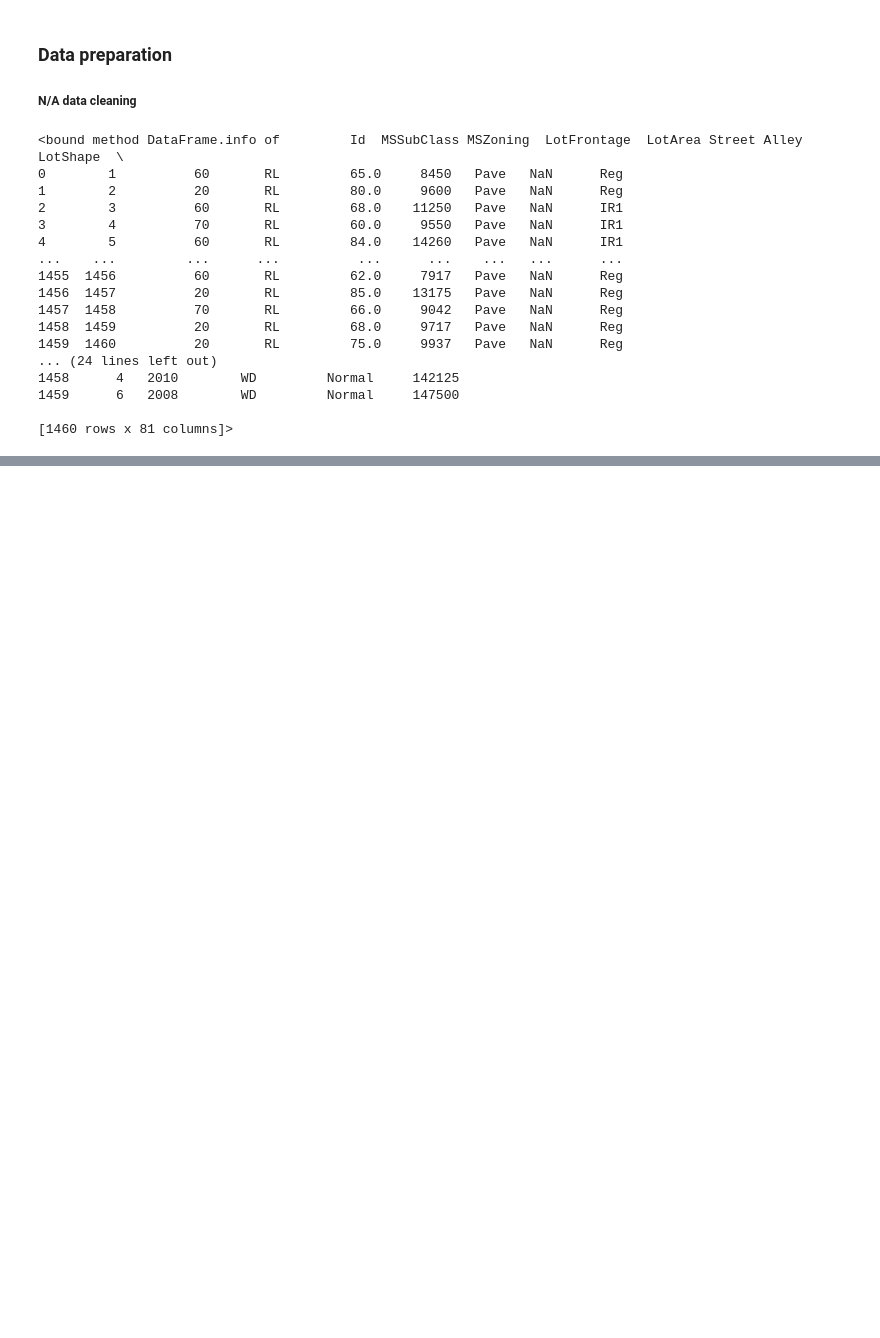
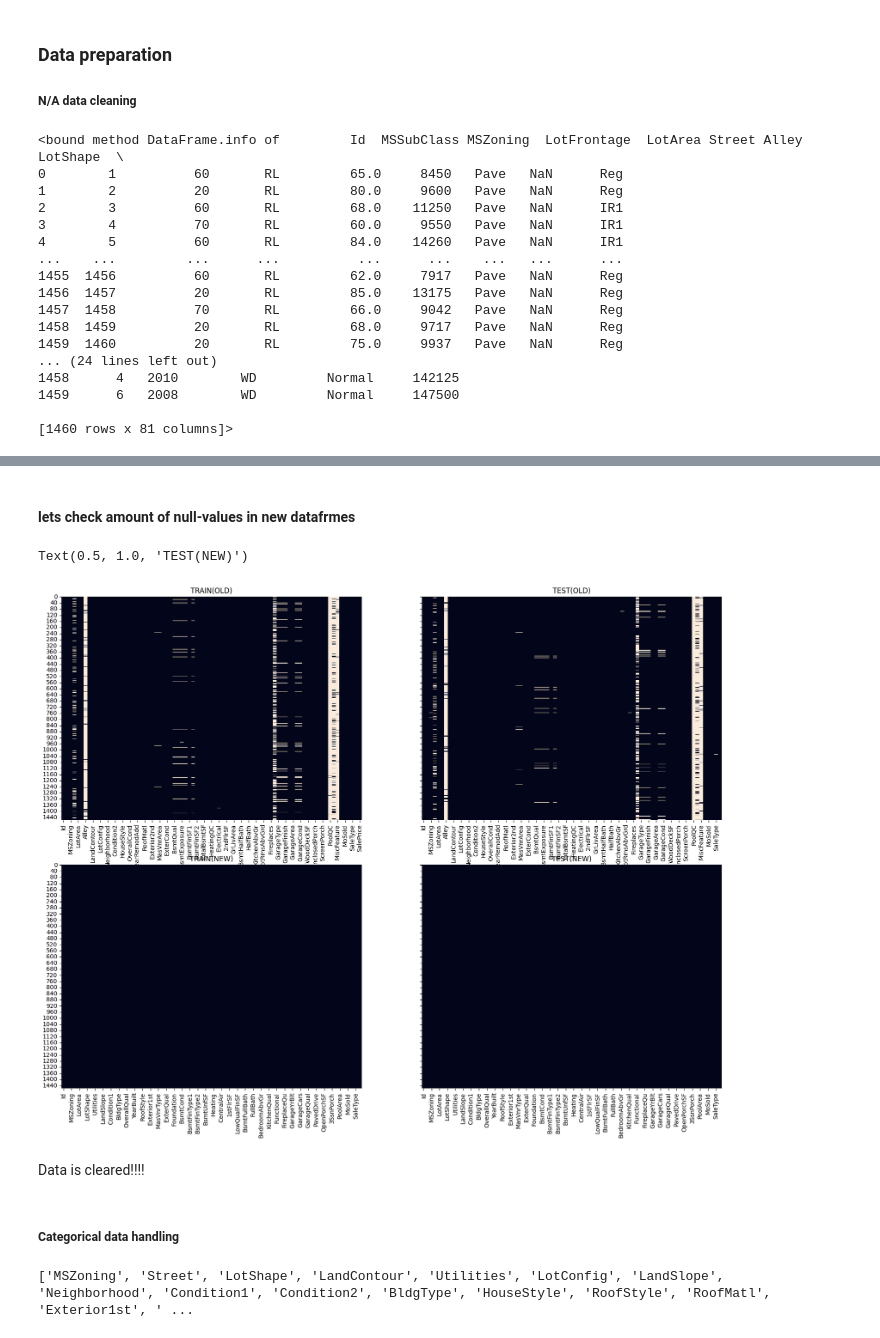
Before and after one commit to OstapVando/HousePrices, a Jupyter notebook: Guided_Notebook.ipynb, the cells around one changed output, grey strips where cells are left out. Drawn from its saved outputs; the diff is of its cells as text; code cells hidden in the pictures; blank space fills up the shorter version.

Commit message:
Data preparations complited

```diff
--- a/Guided_Notebook.ipynb
+++ b/Guided_Notebook.ipynb
@@ -71,0 +55,29 @@ def NullHandling(feature):
+# %%
+#lets create two new dataframes without null-values
+train_ready = pd.DataFrame()
+test_ready = pd.DataFrame()
+def NullHandling(feature):
+    #print(feature)
+    nulls = train[feature].isnull().sum() + test[feature].isnull().sum()
+    print(feature, ' has ', nulls, ' nulls')
+    if nulls == 0:
+        print(feature, ' is fine')
+        train_ready[feature] = train[feature]
+        test_ready[feature] = test[feature]
+    else :
+        if nulls > 1500:
+                print(feature, ' was dropped')
+        else:
+            if str(train[feature].squeeze().dtype) == 'object':
+                train_ready[feature] = train[feature].fillna(train[feature].mode()[0])
+                test_ready[feature] = test[feature].fillna(test[feature].mode()[0])
+                print(feature, ' filled with mode-values')
+            else:
+                train_ready[feature] = train[feature].fillna(train[feature].mean())
+                test_ready[feature] = test[feature].fillna(test[feature].mean())
+                print(feature, ' missing values were filled by mean-value')
+
+features = list(train.columns)
+features.pop()
+for feature in features:
+    NullHandling(feature=feature)
@@ -71,0 +102,18 @@ def NullHandling(feature):
+# %% [markdown]
+#### lets check amount of null-values in new datafrmes
+# %%
+fig, axes = plt.subplots(2, 2, figsize=(20, 15), sharey=True)
+
+sns.heatmap(train.isnull(), ax=axes[0, 0], cbar=False)
+axes[0, 0].set_title('TRAIN(OLD)')
+sns.heatmap(test.isnull(), ax=axes[0, 1], cbar=False)
+axes[0, 1].set_title('TEST(OLD)')
+sns.heatmap(train_ready.isnull(), ax=axes[1, 0], cbar=False)
+axes[1, 0].set_title('TRAIN(NEW)')
+sns.heatmap(test_ready.isnull(), ax=axes[1, 1], cbar=False)
+axes[1, 1].set_title('TEST(NEW)')
+# %% [output]
+Text(0.5, 1.0, 'TEST(NEW)')
+[figure, added]
+# %% [markdown]
+Data is cleared!!!!
@@ -71,0 +127,12 @@ def NullHandling(feature):
+# %% [markdown]
+##### Categorical data handling
+# %%
+#lets get a list of features with categorical data
+features = list(test.columns)
+cat_features = []
+for feature in features:
+    if str(test[feature].squeeze().dtype) == 'object':
+        cat_features.append(feature)
+print(cat_features, len(cat_features))
+# %% [output]
+['MSZoning', 'Street', 'LotShape', 'LandContour', 'Utilities', 'LotConfig', 'LandSlope', 'Neighborhood', 'Condition1', 'Condition2', 'BldgType', 'HouseStyle', 'RoofStyle', 'RoofMatl', 'Exterior1st', ' ...
```
Also changed, not shown: parts of 8 cells of this notebook.
